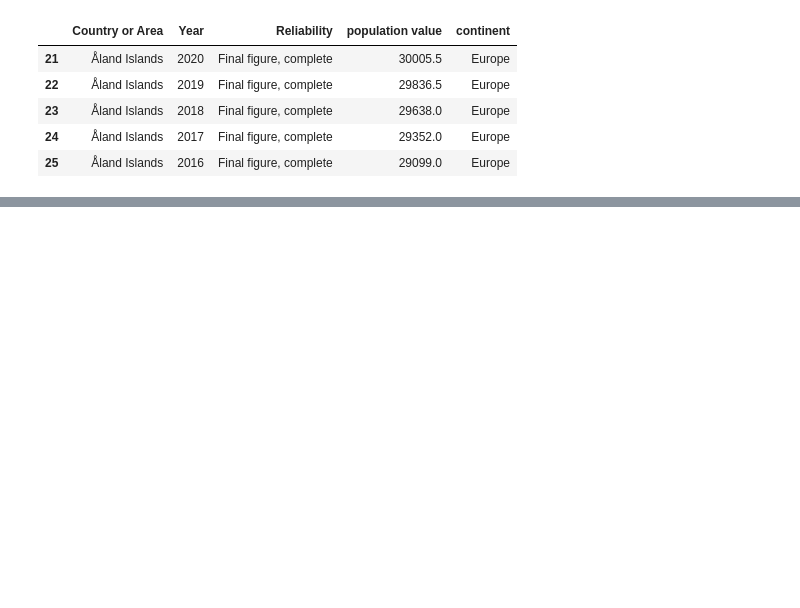
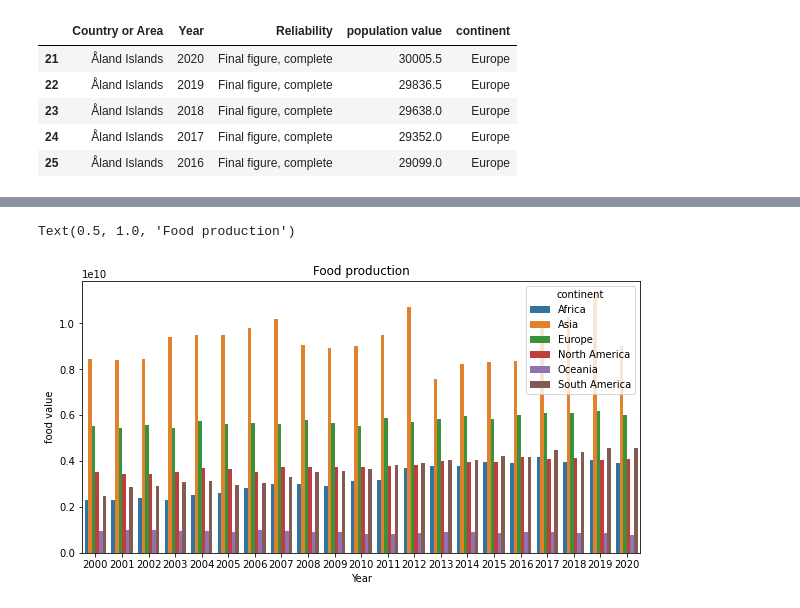
Before and after one commit to BoSuto/Specialist-Certificate-in-Data-Analytics-Essential-Jan-2023, a Jupyter notebook: Project - Spring 2023.ipynb, the cells around one changed output, grey strips where cells are left out. Cells and saved outputs as stored; diff of their text form; code cells hidden in the pictures; blank space fills up the shorter version.

```diff
--- a/Project - Spring 2023.ipynb
+++ b/Project - Spring 2023.ipynb
@@ -382,0 +423,7 @@ continent_df.head()
+# %%
+fig, ax = plt.subplots(figsize=(10,5))
+sns.barplot(data=continent_df, y='food value', x='Year', hue='continent')
+plt.title('Food production')
+# %% [output]
+Text(0.5, 1.0, 'Food production')
+[figure, added]
```
Also changed, not shown: parts of 29 cells of this notebook.
